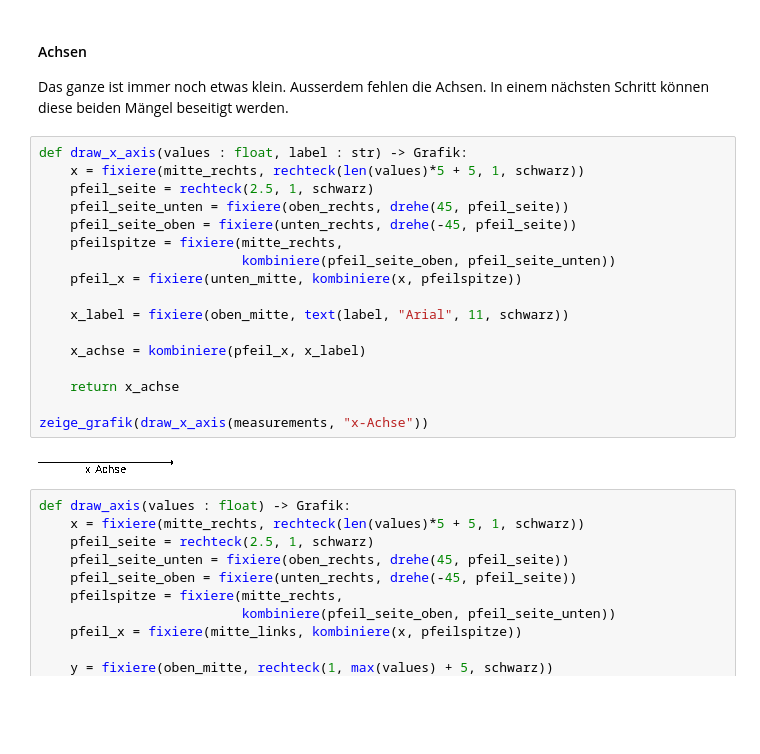
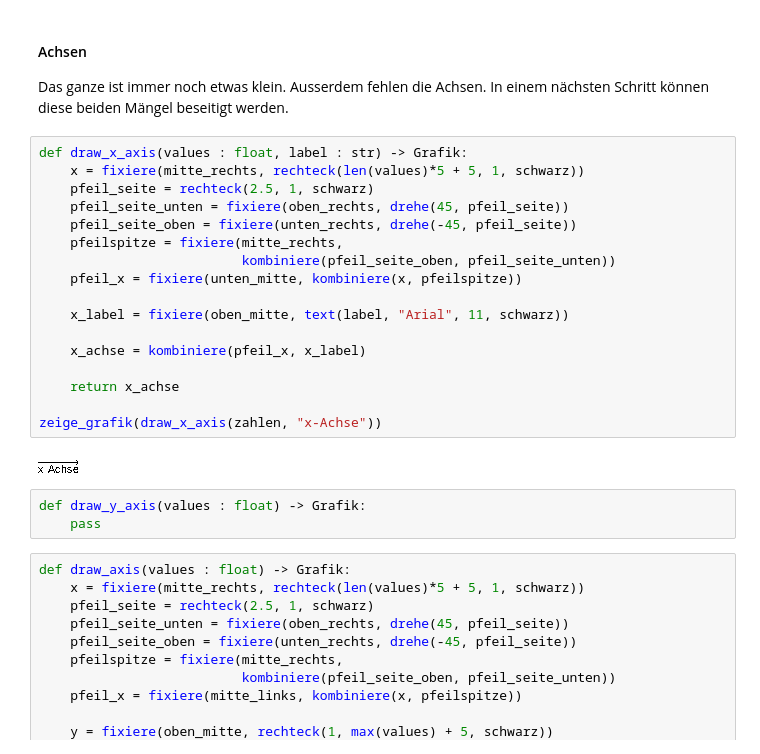
Before and after one commit to Jacques-Mock-Schindler/Studienleistung1, a Jupyter notebook: docs/Musterloesung_Histogramm.ipynb, the cells around one changed output. Drawn from its saved outputs; the diff is of its cells as text; blank space fills up the shorter version.

Commit message:
Beginne mit der Funktion für die Y-Achse

```diff
--- a/docs/Musterloesung_Histogramm.ipynb
+++ b/docs/Musterloesung_Histogramm.ipynb
@@ -399,22 +399,25 @@ Das ganze ist immer noch etwas klein. Ausserdem fehlen die Achsen. In einem näc
 # %%
 def draw_x_axis(values : float, label : str) -> Grafik:
     x = fixiere(mitte_rechts, rechteck(len(values)*5 + 5, 1, schwarz))
     pfeil_seite = rechteck(2.5, 1, schwarz)
     pfeil_seite_unten = fixiere(oben_rechts, drehe(45, pfeil_seite))
     pfeil_seite_oben = fixiere(unten_rechts, drehe(-45, pfeil_seite))
     pfeilspitze = fixiere(mitte_rechts,
                           kombiniere(pfeil_seite_oben, pfeil_seite_unten))
     pfeil_x = fixiere(unten_mitte, kombiniere(x, pfeilspitze))
 
     x_label = fixiere(oben_mitte, text(label, "Arial", 11, schwarz))
 
     x_achse = kombiniere(pfeil_x, x_label)
 
     return x_achse
 
-zeige_grafik(draw_x_axis(measurements, "x-Achse"))
+zeige_grafik(draw_x_axis(zahlen, "x-Achse"))
 # %% [output]
-[figure, old version]
+[figure, new version]
+# %%
+def draw_y_axis(values : float) -> Grafik:
+    pass
 # %%
 def draw_axis(values : float) -> Grafik:
     x = fixiere(mitte_rechts, rechteck(len(values)*5 + 5, 1, schwarz))
```
